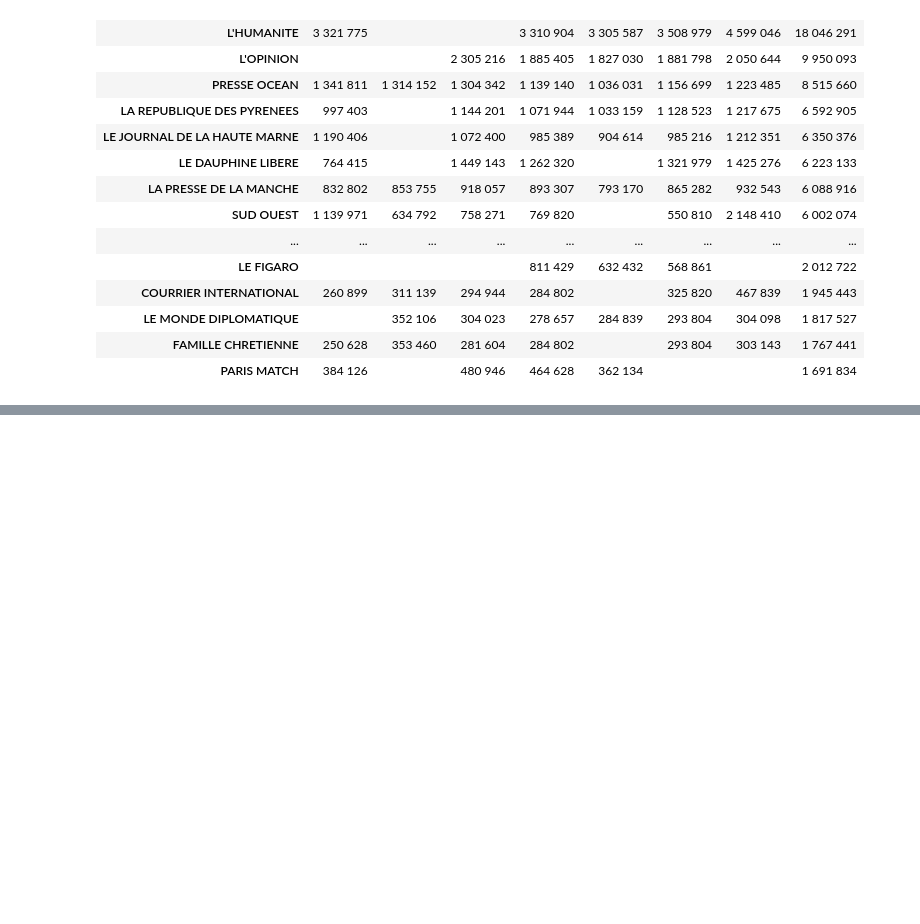
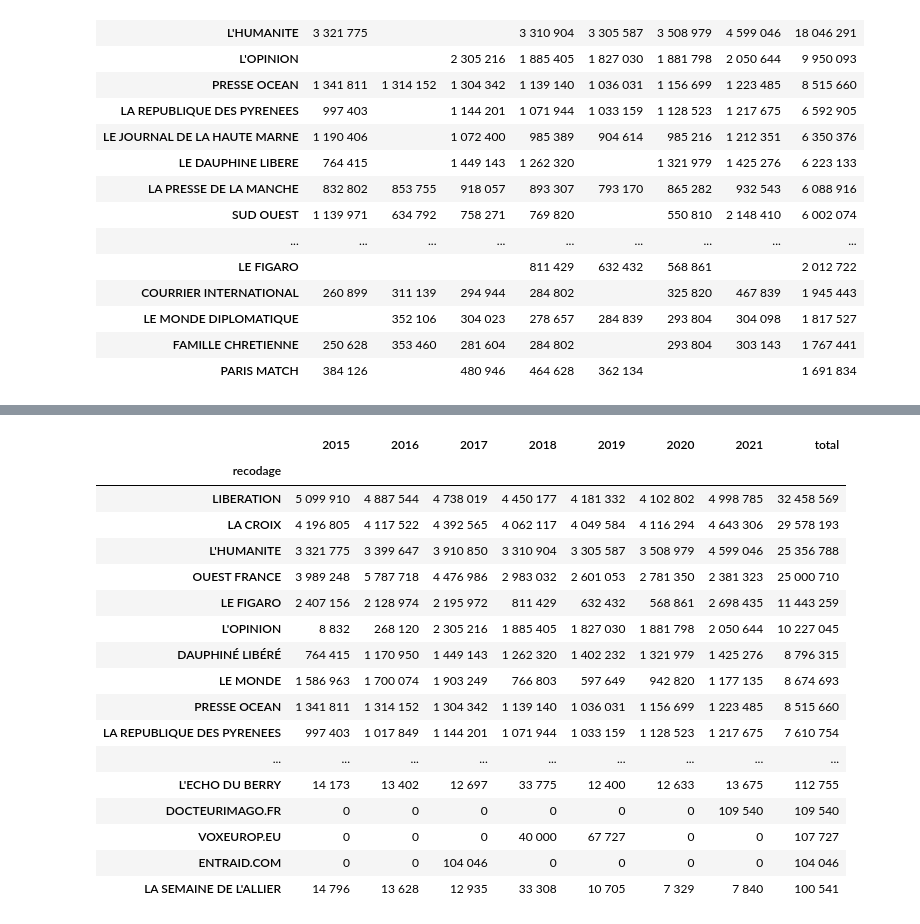
Before and after one commit to taniki/plateformisation-medias, a Jupyter notebook: aides.ipynb, the cells around one changed output, grey strips where cells are left out. Drawn from its saved outputs; the diff is of its cells as text; code cells hidden in the pictures; blank space fills up the shorter version.

Commit message:
dédoublonne les titres ayant recus plus de 100.000e d'aides au total

```diff
--- a/aides.ipynb
+++ b/aides.ipynb
@@ -24,7 +26,7 @@ aides
 | 2759 | zoolemag.com | 94236.0 | NaN | NaN | NaN | ... |
 2760 rows × 16 columns
 # %%
-(
+aides_annee = (
     aides
     .pivot_table(
         index='Bénéficiaires',
@@ -34,10 +36,15 @@ aides
     .assign(
         total = lambda df: df.sum(axis=1)
     )
+)
+
+(
+    aides_annee
     .sort_values('total', ascending = False)
     .head(50)
     .style
     .format(thousands = " ", na_rep='', precision = 0)
+
 )
 # %% [output]
 | Année | 2015 | 2016 | 2017 | 2018 | 2019 | 2020 | 2021 | total |
@@ -60,0 +137,37 @@ aides
+# %%
+sheet_url = 'https://docs.google.com/spreadsheets/d/18NX2VrdvC0O8sSXTDsSLlaiFhRd6RQ3_4MUE9MBrb9U/gviz/tq?tqx=out:csv&sheet=Sheet1'
+
+#pd.read_csv(sheet_url)
+
+aides_annee_clean = (
+    aides_annee
+    #.query('total > 100000')
+    .join(pd.read_csv(sheet_url).set_index('Bénéficiaires'))
+    .assign(
+        recodage = lambda df: df.recodage.str.upper()
+    )
+    .groupby('recodage')
+    .sum()
+    .sort_values('total', ascending=False)
+)
+
+aides_annee_clean.pipe(format_table)
+# %% [output]
+|  | 2015 | 2016 | 2017 | 2018 | 2019 | 2020 | 2021 | total |
+| recodage |  |  |  |  |  |  |  |  |
+| LIBERATION | 5 099 910 | 4 887 544 | 4 738 019 | 4 450 177 | 4 181 332 | 4 102 802 | 4 998 785 | 32 458 569 |
+| LA CROIX | 4 196 805 | 4 117 522 | 4 392 565 | 4 062 117 | 4 049 584 | 4 116 294 | 4 643 306 | 29 578 193 |
+| L'HUMANITE | 3 321 775 | 3 399 647 | 3 910 850 | 3 310 904 | 3 305 587 | 3 508 979 | 4 599 046 | 25 356 788 |
+| OUEST FRANCE | 3 989 248 | 5 787 718 | 4 476 986 | 2 983 032 | 2 601 053 | 2 781 350 | 2 381 323 | 25 000 710 |
+| LE FIGARO | 2 407 156 | 2 128 974 | 2 195 972 | 811 429 | 632 432 | 568 861 | 2 698 435 | 11 443 259 |
+| L'OPINION | 8 832 | 268 120 | 2 305 216 | 1 885 405 | 1 827 030 | 1 881 798 | 2 050 644 | 10 227 045 |
+| DAUPHINÉ LIBÉRÉ | 764 415 | 1 170 950 | 1 449 143 | 1 262 320 | 1 402 232 | 1 321 979 | 1 425 276 | 8 796 315 |
+| LE MONDE | 1 586 963 | 1 700 074 | 1 903 249 | 766 803 | 597 649 | 942 820 | 1 177 135 | 8 674 693 |
+| PRESSE OCEAN | 1 341 811 | 1 314 152 | 1 304 342 | 1 139 140 | 1 036 031 | 1 156 699 | 1 223 485 | 8 515 660 |
+| LA REPUBLIQUE DES PYRENEES | 997 403 | 1 017 849 | 1 144 201 | 1 071 944 | 1 033 159 | 1 128 523 | 1 217 675 | 7 610 754 |
+| ... | ... | ... | ... | ... | ... | ... | ... | ... |
+| L'ECHO DU BERRY | 14 173 | 13 402 | 12 697 | 33 775 | 12 400 | 12 633 | 13 675 | 112 755 |
+| DOCTEURIMAGO.FR | 0 | 0 | 0 | 0 | 0 | 0 | 109 540 | 109 540 |
+| VOXEUROP.EU | 0 | 0 | 0 | 40 000 | 67 727 | 0 | 0 | 107 727 |
+| ENTRAID.COM | 0 | 0 | 104 046 | 0 | 0 | 0 | 0 | 104 046 |
+| LA SEMAINE DE L'ALLIER | 14 796 | 13 628 | 12 935 | 33 308 | 10 705 | 7 329 | 7 840 | 100 541 |
```
Also changed, not shown: parts of 10 cells of this notebook, 2 other files.
